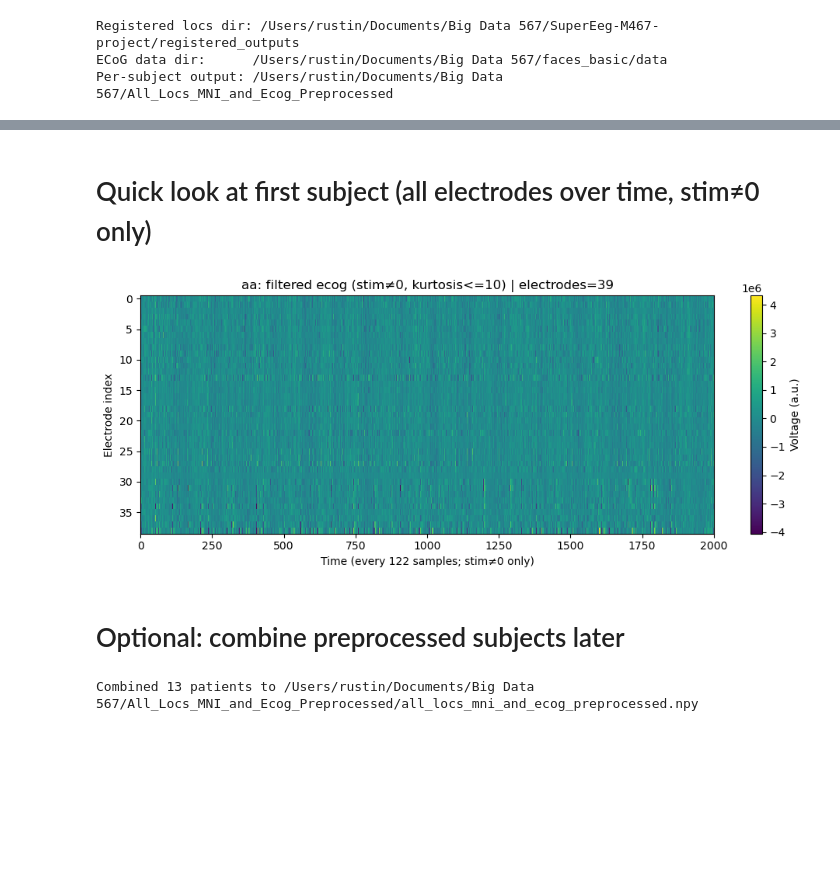
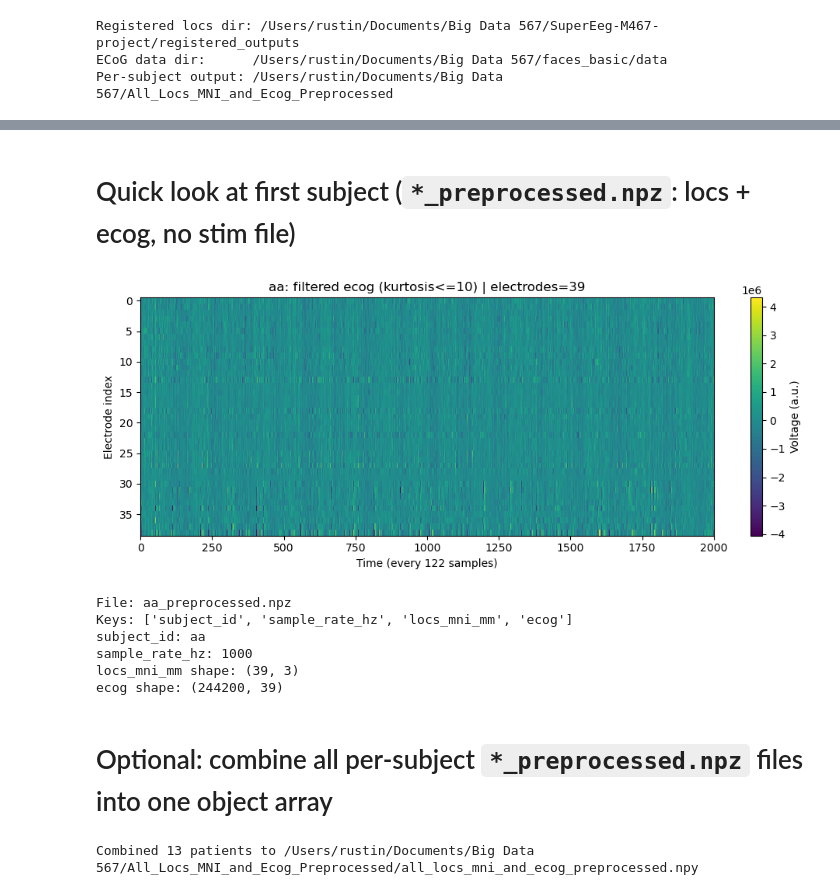
Before and after one commit to NoahWanless/SuperEeg-M467-project, a Jupyter notebook: Preprocess_Electrode_Data.ipynb, the cells around one changed output, grey strips where cells are left out. Drawn from its saved outputs; the diff is of its cells as text; code cells hidden in the pictures; blank space fills up the shorter version.

```diff
--- a/Preprocess_Electrode_Data.ipynb
+++ b/Preprocess_Electrode_Data.ipynb
@@ -122,35 +127,61 @@ for npy_file in sorted(registered_dir.glob('*_xslocs_registered_mm.npy')):
 # %% [markdown]
-# Quick look at first subject (all electrodes over time, stim≠0 only)
+# Quick look at first subject (`*_preprocessed.npz`: locs + ecog, no stim file)
 # %%
 import numpy as np
 import matplotlib.pyplot as plt
 from pathlib import Path
 
 out_dir = Path('/Users/rustin/Documents/Big Data 567/All_Locs_MNI_and_Ecog_Preprocessed')
-ecog_files = sorted(out_dir.glob('*_ecog_filtered.npy'))
-if not ecog_files:
-    raise FileNotFoundError('No filtered ecog files found in output dir')
-first_ecog_path = ecog_files[0]
-pid = first_ecog_path.stem.split('_')[0]
-ecog = np.load(first_ecog_path)
-locs = np.load(out_dir / f'{pid}_locs_mni_mm.npy')
-stim = np.load(out_dir / f'{pid}_stim_nonzero.npy')
+subject_files = sorted(out_dir.glob('*_preprocessed.npz'))
+if not subject_files:
+    raise FileNotFoundError('No *_preprocessed.npz files found in output dir')
+
+first_path = subject_files[0]
+pack = np.load(first_path, allow_pickle=True)
+pid = str(pack['subject_id'].item())
+ecog = pack['ecog']
+locs = pack['locs_mni_mm']
 
 step = max(1, ecog.shape[0] // 2000)
 ecog_ds = ecog[::step]
 
 plt.figure(figsize=(10, 4))
 im = plt.imshow(ecog_ds.T, aspect='auto', cmap='viridis', interpolation='nearest')
 plt.colorbar(im, label='Voltage (a.u.)')
-plt.xlabel(f'Time (every {step} samples; stim≠0 only)')
+plt.xlabel(f'Time (every {step} samples)')
 plt.ylabel('Electrode index')
-plt.title(f'{pid}: filtered ecog (stim≠0, kurtosis<=10) | electrodes={locs.shape[0]}')
+plt.title(f'{pid}: filtered ecog (kurtosis<={kurtosis_thresh}) | electrodes={locs.shape[0]}')
 plt.tight_layout()
 plt.show()
 # %% [output]
-[figure, old version]
+[figure, new version]
+# %%
+from pathlib import Path
+import numpy as np
+
+out_dir = Path('/Users/rustin/Documents/Big Data 567/All_Locs_MNI_and_Ecog_Preprocessed')
+subject_files = sorted(out_dir.glob('*_preprocessed.npz'))
+if not subject_files:
+    raise FileNotFoundError('No *_preprocessed.npz files found in output dir')
+
+path = subject_files[0]
+pack = np.load(path, allow_pickle=True)
+
+print(f'File: {path.name}')
+print('Keys:', pack.files)
+print('subject_id:', pack['subject_id'].item())
+print('sample_rate_hz:', int(pack['sample_rate_hz']))
+print('locs_mni_mm shape:', pack['locs_mni_mm'].shape)
+print('ecog shape:', pack['ecog'].shape)
+# %% [output]
+File: aa_preprocessed.npz
+Keys: ['subject_id', 'sample_rate_hz', 'locs_mni_mm', 'ecog']
+subject_id: aa
+sample_rate_hz: 1000
+locs_mni_mm shape: (39, 3)
+ecog shape: (244200, 39)
 # %% [markdown]
-# Optional: combine preprocessed subjects later
+# Optional: combine all per-subject `*_preprocessed.npz` files into one object array
 # %%
 # Run after per-subject files exist
 from pathlib import Path
```
Also changed, not shown: parts of 5 cells of this notebook, 2 other files.
